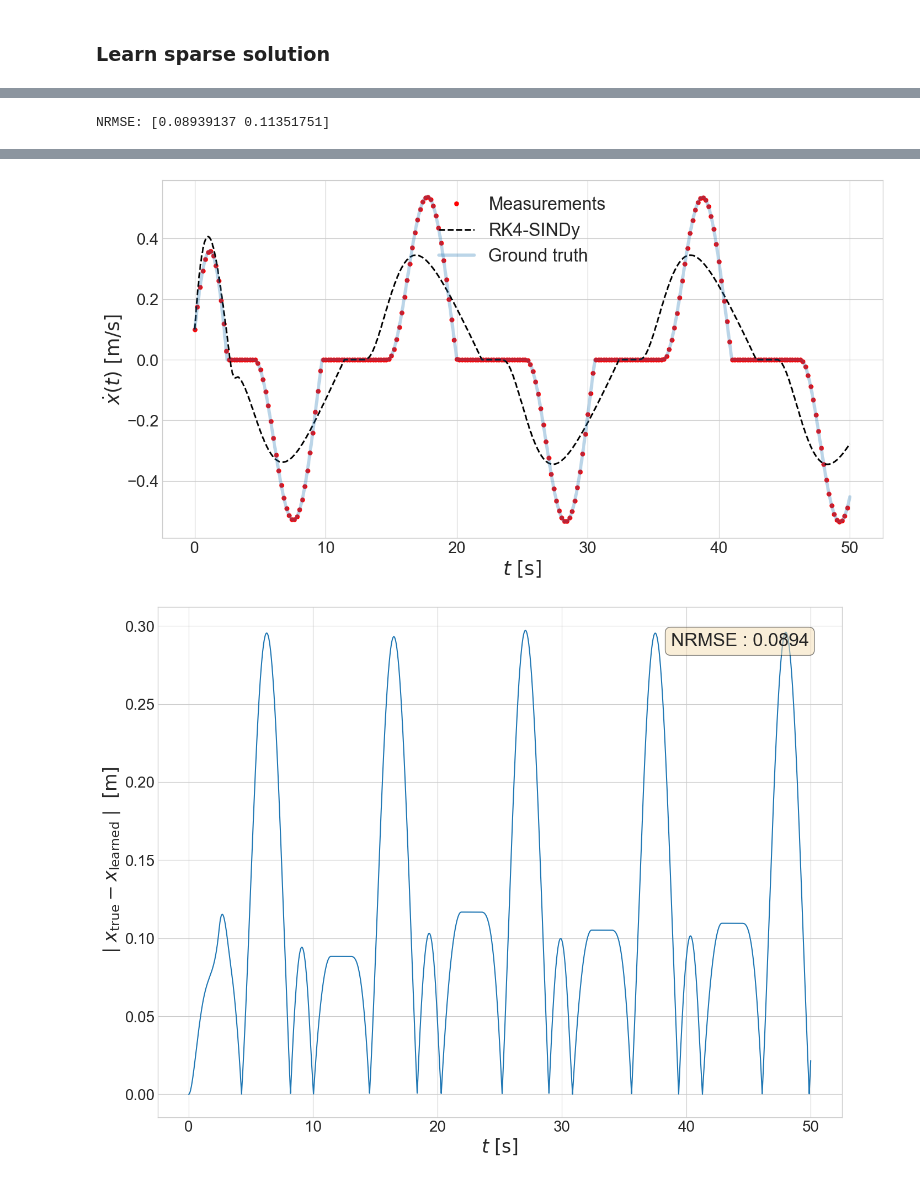
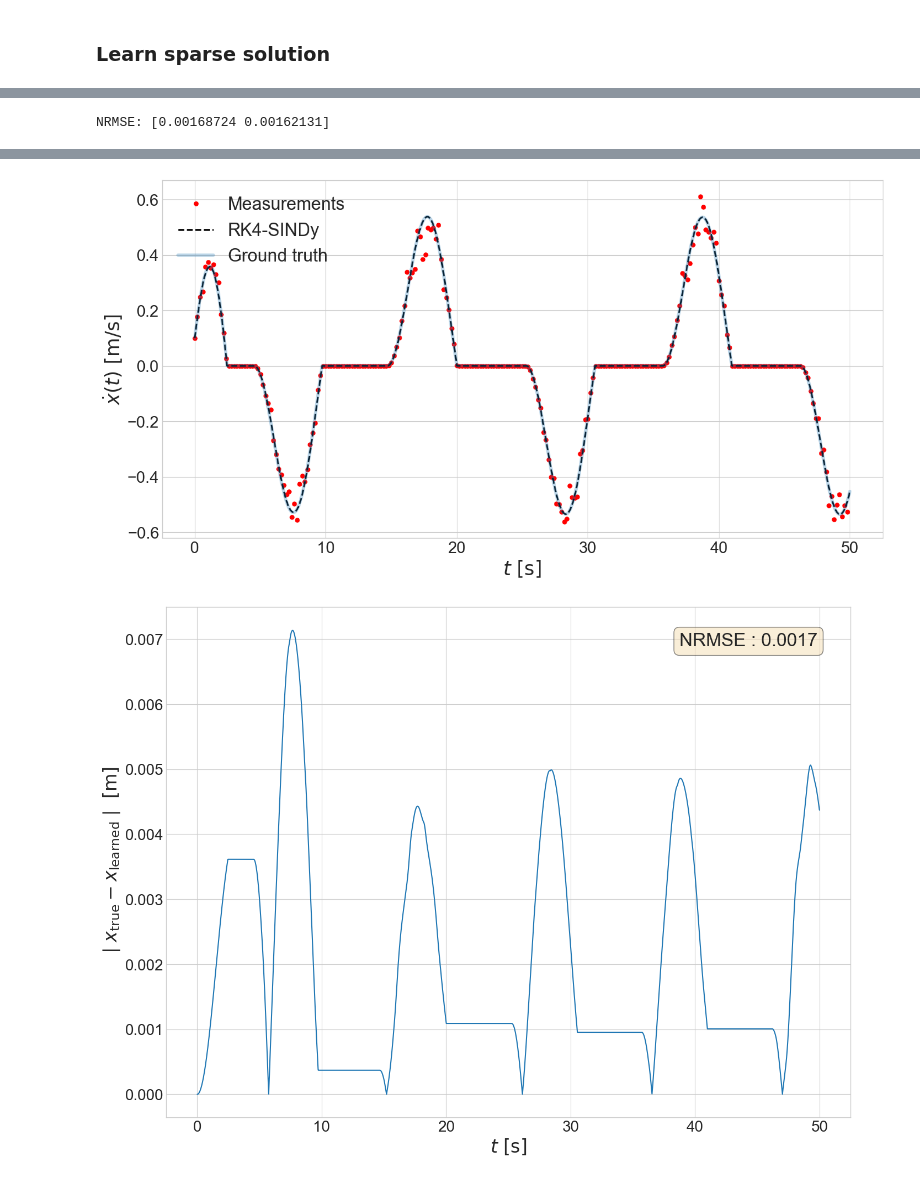
Before and after one commit to xristosl0610/PhI-SINDy, a Jupyter notebook: current/main.ipynb, the cells around one changed output, grey strips where cells are left out. Cells and saved outputs as stored; diff of their text form; code cells hidden in the pictures.

```diff
--- a/current/main.ipynb
+++ b/current/main.ipynb
@@ -477,11 +481,11 @@ def learn_sparse_model(coeffs, train_set, times, params, lr_reduction=10):
 
             # One forward step predictions
             # y_pred = apply_rk4_SparseId(train_set[:-1], coeffs, times[:-1], timesteps=timesteps_i, params=params)
-            y_pred = apply_rk4_SparseId(train_set[:-1], coeffs, times[:-1], timesteps=timesteps_i, params=params)
+            y_pred = apply_rk4_SparseId_2(train_set[:-1], coeffs, times[:-1], timesteps=timesteps_i, params=params)
 
             # One backward step predictions
             # y_pred_back = apply_rk4_SparseId(train_set[1:], coeffs, times[1:], timesteps=-timesteps_i, params=params)
-            y_pred_back = apply_rk4_SparseId(train_set[1:], coeffs, times[1:], timesteps=-timesteps_i, params=params)
+            y_pred_back = apply_rk4_SparseId_2(train_set[1:], coeffs, times[1:], timesteps=-timesteps_i, params=params)
 
             if params.scaling:
                 y_pred_scaled = scale_torch(y_pred, params)
@@ -770,16 +747,24 @@ elif Params.data_source == 1:
 # %%
-_, (ax1, ax2) = plt.subplots(nrows=2, figsize=(20,8), sharex=True)
-# ax1.plot(ts, x[:, 0])
-# ax2.plot(ts, x[:, 1])
-ax1.plot(ts, x_denoised[:, 0])
-ax2.plot(ts, x_denoised[:, 1])
-# ax3.plot(ts, np.sign(x[:, 1]))
+_, (ax1, ax2, ax3, ax4, ax5) = plt.subplots(nrows=5, figsize=(20,20), sharex=True)
+ax1.plot(ts[::20], x[::20, 0],"ro", markersize=5, label='measurements')
+ax2.plot(ts[::20], x[::20, 1],"ro", markersize=5, label='measurements')
+ax1.plot(ts, x_denoised[:, 0], label='denoised')
+ax2.plot(ts, x_denoised[:, 1], label='denoised')
+
+
+condition = np.where((np.abs(x[:, 1]) <= 1e-4) & (np.abs(Params.F0 / Params.mass * np.cos(Params.forcing_freq * ts) -Params.omega ** 2 * x[:, 0]) <= Params.friction_force_ratio), 1., 0.)
+condition_2 = np.where((np.abs(x[:, 1]) <= 1e-4) & (np.abs(Params.F0 / Params.mass * np.cos(Params.forcing_freq * ts)) - np.abs(Params.omega ** 2 * x[:, 0]) <= Params.friction_force_ratio), 1., 0.)
+condition_3 = np.where((np.abs(x_denoised[:, 1]) <= 1e-4), 1., 0.)
+ax3.plot(ts, condition)
+ax4.plot(ts, condition_2)
+ax5.plot(ts, condition_3)
 plt.xlabel(r"$t$ [s]", fontsize=24)
 ax1.set_ylabel(r"$x(t)$ [m]", fontsize=24)
 ax2.set_xlabel("t [s]", fontsize=24)
 ax2.set_ylabel(r"$\dot{x}(t)$ [m/s]", fontsize=24)
 plt.xticks(fontsize=20)
 plt.yticks(fontsize=20)
+# plt.legend(fontsize=20)
 ax1.set_xlim((-0.1, 1.01 * ts[-1]))
 ax2.set_xlim((-0.1, 1.01 * ts[-1]))
 plt.show()
@@ -820,8 +805,8 @@ The learnt equation is:
 -------------
 # %%
 def learnt_model(x, t, learnt_coeffs, params):
-    identified = apply_features(np.expand_dims(x, axis=0), t, params=params, torch_flag=False) @ learnt_coeffs
-    if (np.abs(x[1]) < 1e-5) and (np.abs(params.F0 / params.mass * np.cos(params.forcing_freq * t) - params.omega ** 2 * x[0]) <= np.abs(identified)):
+    identified = (apply_features(np.expand_dims(x, axis=0), t, params=params, torch_flag=False) @ learnt_coeffs).item()
+    if (np.abs(x[1]) < 1e-4) and (np.abs(params.F0 / params.mass * np.cos(params.forcing_freq * t) - params.omega ** 2 * x[0]) <= np.abs(identified)):
         return np.array([0, 0])
     else:
         return np.array([x[1],
@@ -834,12 +826,17 @@ def learnt_model(x, t, learnt_coeffs, params):
 sol_learnt = solve_ivp(lambda t, x: learnt_model(x, t, learnt_coeffs, Params), [ts[0], ts[-1]], Params.x0, t_eval=ts,)
 x_learnt = np.transpose(sol_learnt.y)
 
-if Params.data_source == 0:
-    Params.nrmse = np.sqrt(((x_denoised - x_learnt) ** 2).sum(axis=0) / x_learnt.shape[0]) / (x_denoised.max(axis=0) - x_denoised.min(axis=0))
-elif Params.data_source == 1:
-    Params.nrmse = np.sqrt(((x - x_learnt) ** 2).sum(axis=0) / x_learnt.shape[0]) / (x.max(axis=0) - x.min(axis=0))
+# learnt_points = np.zeros_like(x)
+# learnt_points[0] = Params.x0
 
+# for k, t_ in enumerate(ts[1:], start=1):
+#     learnt_points[k] = rk4th_onestep(learnt_model, learnt_points[k-1], t_, learnt_coeffs, Params)
+
+Params.nrmse = np.sqrt(((x_denoised - x_learnt) ** 2).sum(axis=0) / x_learnt.shape[0]) / (x_denoised.max(axis=0) - x_denoised.min(axis=0))
 print(f"NRMSE: {Params.nrmse}")
+# Params.nrmse_2 = np.sqrt(((x_denoised - x_learnt) ** 2).sum(axis=0) / learnt_points.shape[0]) / (x_denoised.max(axis=0) - x_denoised.min(axis=0))
+# print(f"NRMSE: {Params.nrmse_2}")
+
 parent_dir = "\\\\tudelft.net\\staff-homes\\L\\cllathourakis\\Desktop\\ResearchAssistant\\research\\code\\current\\Results\\Paper"
 child_dir = os.path.join(parent_dir, Params.id)
 
@@ -852,8 +849,10 @@ if Params.save_analysis:
 
 for c, t in enumerate(('d', 'v')):
     plot_results(ts, x_denoised[:, c], x[:, c], x_learnt[:, c], child_dir, type_flag=t, save_flag=Params.save_analysis)
-    # plot_results(ts, x_denoised[:, c], x[:, c], x_learnt_2[:, c], child_dir, type_flag=t, save_flag=Params.save_analysis)
+
+# for c, t in enumerate(('d', 'v')):
+#     plot_results(ts, x_denoised[:, c], x[:, c], learnt_points[:, c], child_dir, type_flag=t, save_flag=Params.save_analysis)
 
 plot_error(ts, x_denoised, x_learnt, Params.nrmse, child_dir, type_flag='d', save_flag=Params.save_analysis)
 # %% [output]
-NRMSE: [0.08939137 0.11351751]
+NRMSE: [0.00168724 0.00162131]
@@ -861,2 +860,2 @@ NRMSE: [0.08939137 0.11351751]
-[figure, old version]
+[figure, new version]
-[figure, old version]
+[figure, new version]
```
Also changed, not shown: parts of 7 cells of this notebook, 4 other files.
